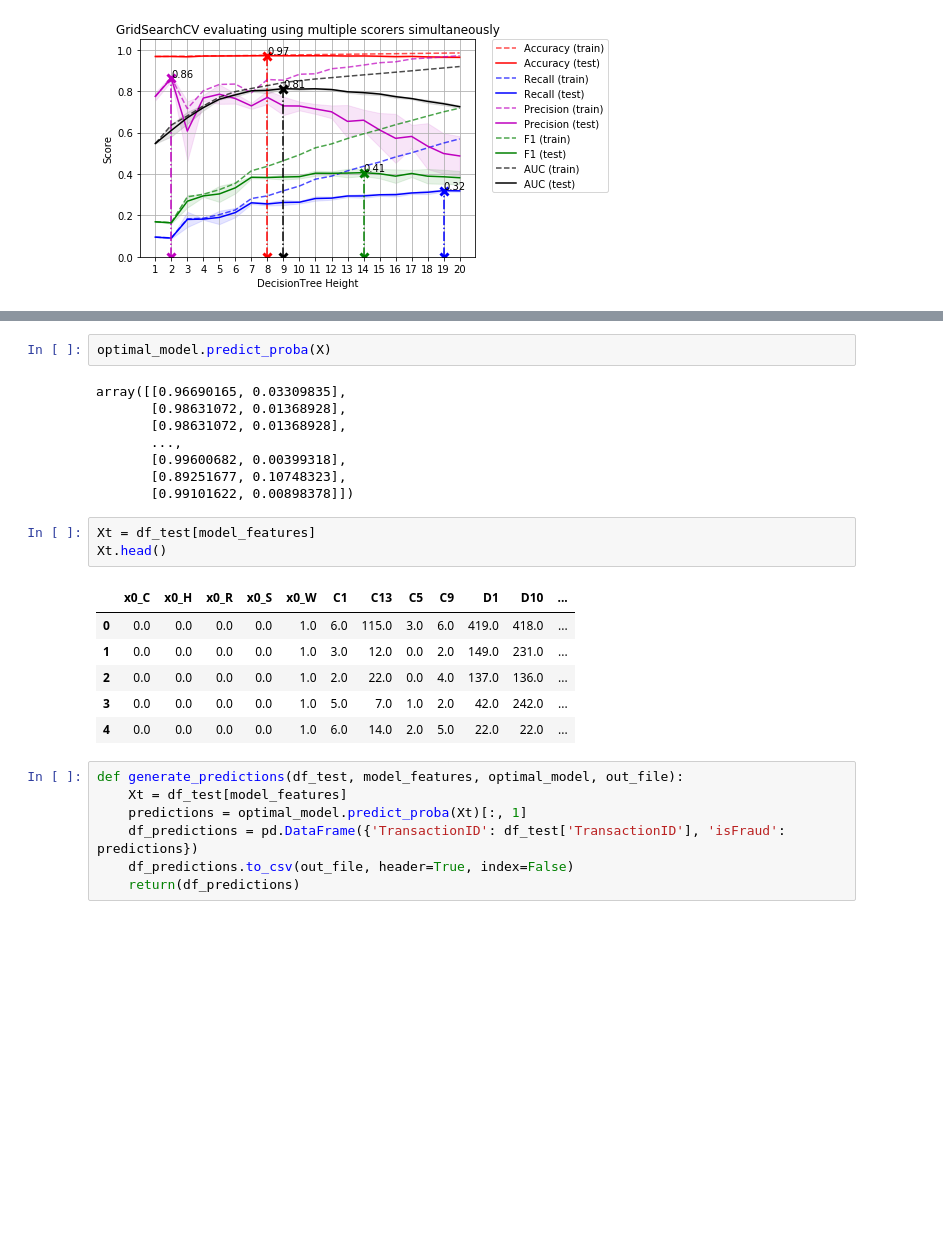
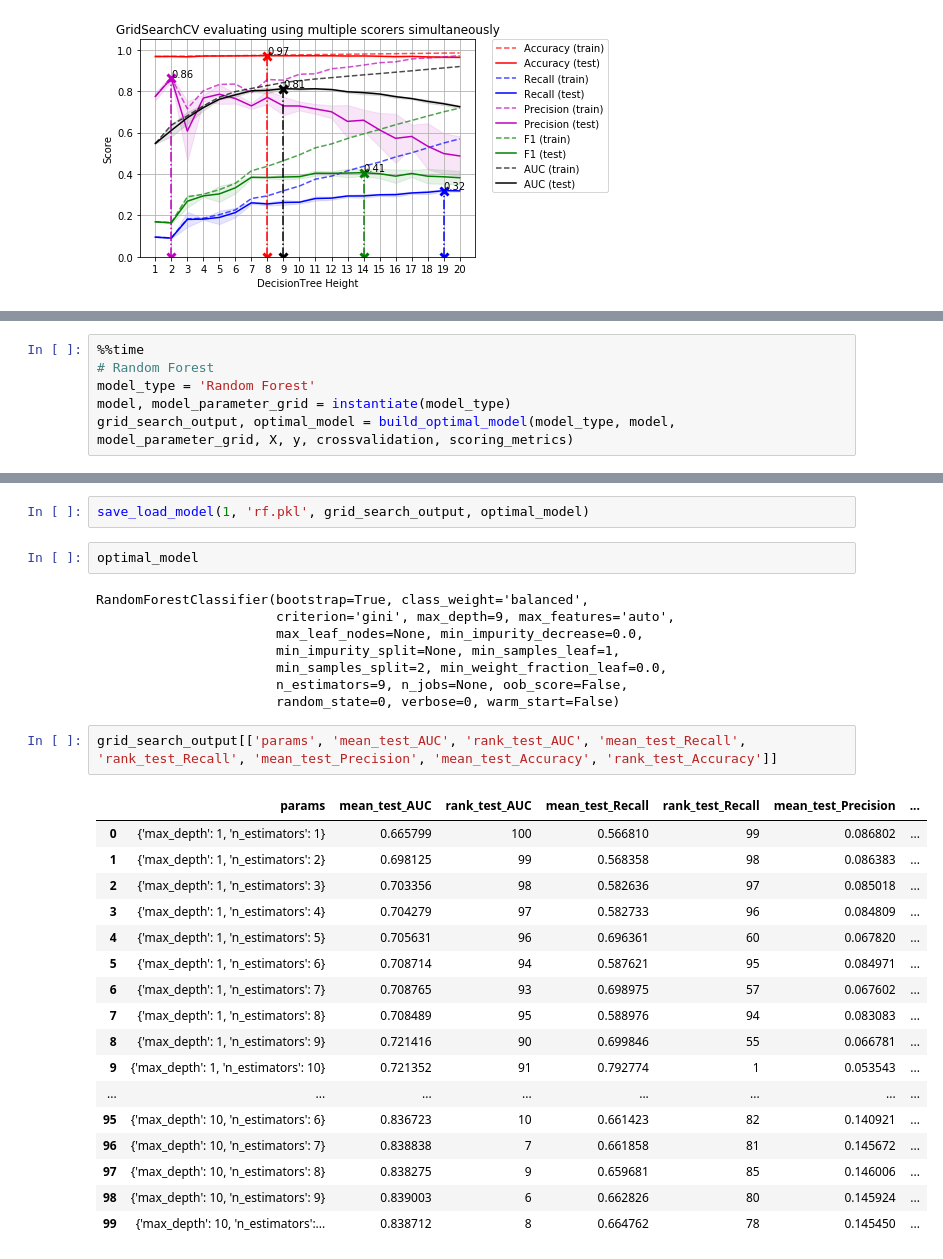
Before and after one commit to kparthan/ieee-fraud-detection, a Jupyter notebook: IEEE_Fraud_Detection.ipynb, the cells around one changed output, grey strips where cells are left out. Cells and saved outputs as stored; diff of their text form; blank space fills up the shorter version.

```diff
--- a/IEEE_Fraud_Detection.ipynb
+++ b/IEEE_Fraud_Detection.ipynb
@@ -909,0 +976,6 @@ grid_search_output[['params', 'mean_test_AUC', 'rank_test_AUC', 'mean_test_Recal
+# %%
+%%time
+# Random Forest
+model_type = 'Random Forest'
+model, model_parameter_grid = instantiate(model_type)
+grid_search_output, optimal_model = build_optimal_model(model_type, model, model_parameter_grid, X, y, crossvalidation, scoring_metrics)
@@ -910,28 +986,33 @@ grid_search_output[['params', 'mean_test_AUC', 'rank_test_AUC', 'mean_test_Recal
+# %%
+save_load_model(1, 'rf.pkl', grid_search_output, optimal_model)
 # %%
-optimal_model.predict_proba(X)
+optimal_model
 # %% [output]
-array([[0.96690165, 0.03309835],
-       [0.98631072, 0.01368928],
-       [0.98631072, 0.01368928],
-       ...,
-       [0.99600682, 0.00399318],
-       [0.89251677, 0.10748323],
-       [0.99101622, 0.00898378]])
+RandomForestClassifier(bootstrap=True, class_weight='balanced',
+                       criterion='gini', max_depth=9, max_features='auto',
+                       max_leaf_nodes=None, min_impurity_decrease=0.0,
+                       min_impurity_split=None, min_samples_leaf=1,
+                       min_samples_split=2, min_weight_fraction_leaf=0.0,
+                       n_estimators=9, n_jobs=None, oob_score=False,
+                       random_state=0, verbose=0, warm_start=False)
-# %%
-Xt = df_test[model_features]
-Xt.head()
-# %% [output]
-|  | x0_C | x0_H | x0_R | x0_S | x0_W | C1 | C13 | C5 | C9 | D1 | D10 | ... |
-| 0 | 0.0 | 0.0 | 0.0 | 0.0 | 1.0 | 6.0 | 115.0 | 3.0 | 6.0 | 419.0 | 418.0 | ... |
-| 1 | 0.0 | 0.0 | 0.0 | 0.0 | 1.0 | 3.0 | 12.0 | 0.0 | 2.0 | 149.0 | 231.0 | ... |
-| 2 | 0.0 | 0.0 | 0.0 | 0.0 | 1.0 | 2.0 | 22.0 | 0.0 | 4.0 | 137.0 | 136.0 | ... |
-| 3 | 0.0 | 0.0 | 0.0 | 0.0 | 1.0 | 5.0 | 7.0 | 1.0 | 2.0 | 42.0 | 242.0 | ... |
-| 4 | 0.0 | 0.0 | 0.0 | 0.0 | 1.0 | 6.0 | 14.0 | 2.0 | 5.0 | 22.0 | 22.0 | ... |
-# %%
-def generate_predictions(df_test, model_features, optimal_model, out_file):
-    Xt = df_test[model_features]
-    predictions = optimal_model.predict_proba(Xt)[:, 1]
-    df_predictions = pd.DataFrame({'TransactionID': df_test['TransactionID'], 'isFraud': predictions})
-    df_predictions.to_csv(out_file, header=True, index=False)
-    return(df_predictions)
+# %%
+grid_search_output[['params', 'mean_test_AUC', 'rank_test_AUC', 'mean_test_Recall', 'rank_test_Recall', 'mean_test_Precision', 'mean_test_Accuracy', 'rank_test_Accuracy']]
+# %% [output]
+|  | params | mean_test_AUC | rank_test_AUC | mean_test_Recall | rank_test_Recall | mean_test_Precision | ... |
+| 0 | {'max_depth': 1, 'n_estimators': 1} | 0.665799 | 100 | 0.566810 | 99 | 0.086802 | ... |
+| 1 | {'max_depth': 1, 'n_estimators': 2} | 0.698125 | 99 | 0.568358 | 98 | 0.086383 | ... |
+| 2 | {'max_depth': 1, 'n_estimators': 3} | 0.703356 | 98 | 0.582636 | 97 | 0.085018 | ... |
+| 3 | {'max_depth': 1, 'n_estimators': 4} | 0.704279 | 97 | 0.582733 | 96 | 0.084809 | ... |
+| 4 | {'max_depth': 1, 'n_estimators': 5} | 0.705631 | 96 | 0.696361 | 60 | 0.067820 | ... |
+| 5 | {'max_depth': 1, 'n_estimators': 6} | 0.708714 | 94 | 0.587621 | 95 | 0.084971 | ... |
+| 6 | {'max_depth': 1, 'n_estimators': 7} | 0.708765 | 93 | 0.698975 | 57 | 0.067602 | ... |
+| 7 | {'max_depth': 1, 'n_estimators': 8} | 0.708489 | 95 | 0.588976 | 94 | 0.083083 | ... |
+| 8 | {'max_depth': 1, 'n_estimators': 9} | 0.721416 | 90 | 0.699846 | 55 | 0.066781 | ... |
+| 9 | {'max_depth': 1, 'n_estimators': 10} | 0.721352 | 91 | 0.792774 | 1 | 0.053543 | ... |
+| ... | ... | ... | ... | ... | ... | ... | ... |
+| 95 | {'max_depth': 10, 'n_estimators': 6} | 0.836723 | 10 | 0.661423 | 82 | 0.140921 | ... |
+| 96 | {'max_depth': 10, 'n_estimators': 7} | 0.838838 | 7 | 0.661858 | 81 | 0.145672 | ... |
+| 97 | {'max_depth': 10, 'n_estimators': 8} | 0.838275 | 9 | 0.659681 | 85 | 0.146006 | ... |
+| 98 | {'max_depth': 10, 'n_estimators': 9} | 0.839003 | 6 | 0.662826 | 80 | 0.145924 | ... |
+| 99 | {'max_depth': 10, 'n_estimators':... | 0.838712 | 8 | 0.664762 | 78 | 0.145450 | ... |
 # %%
```
Also changed, not shown: parts of 24 cells of this notebook.
